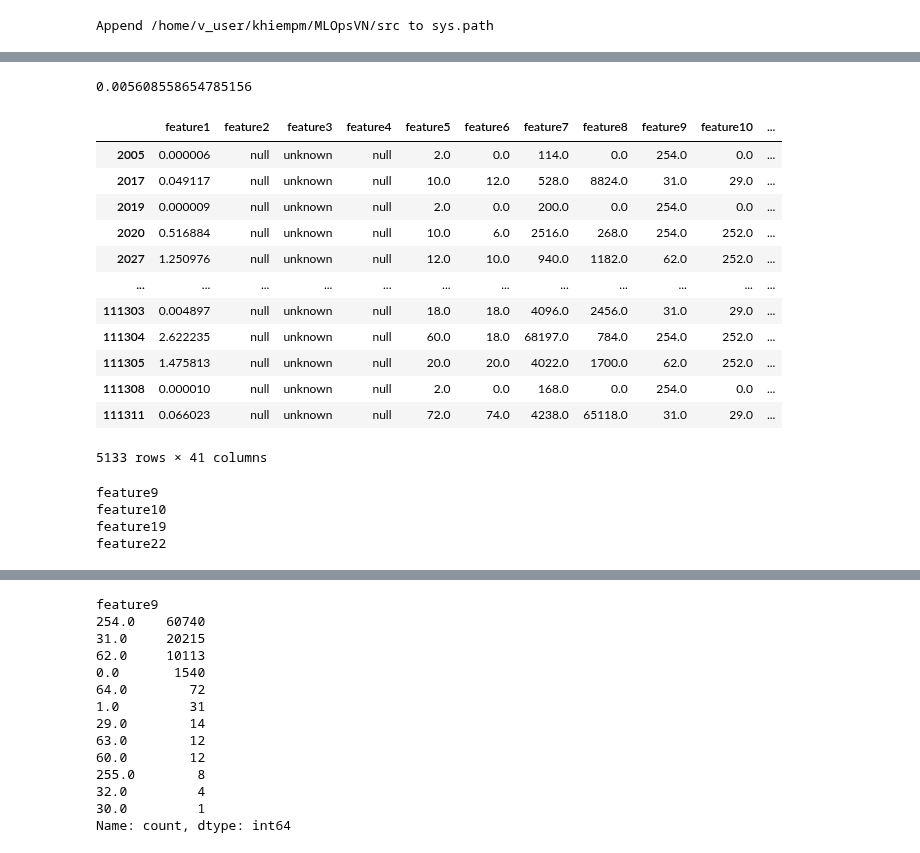
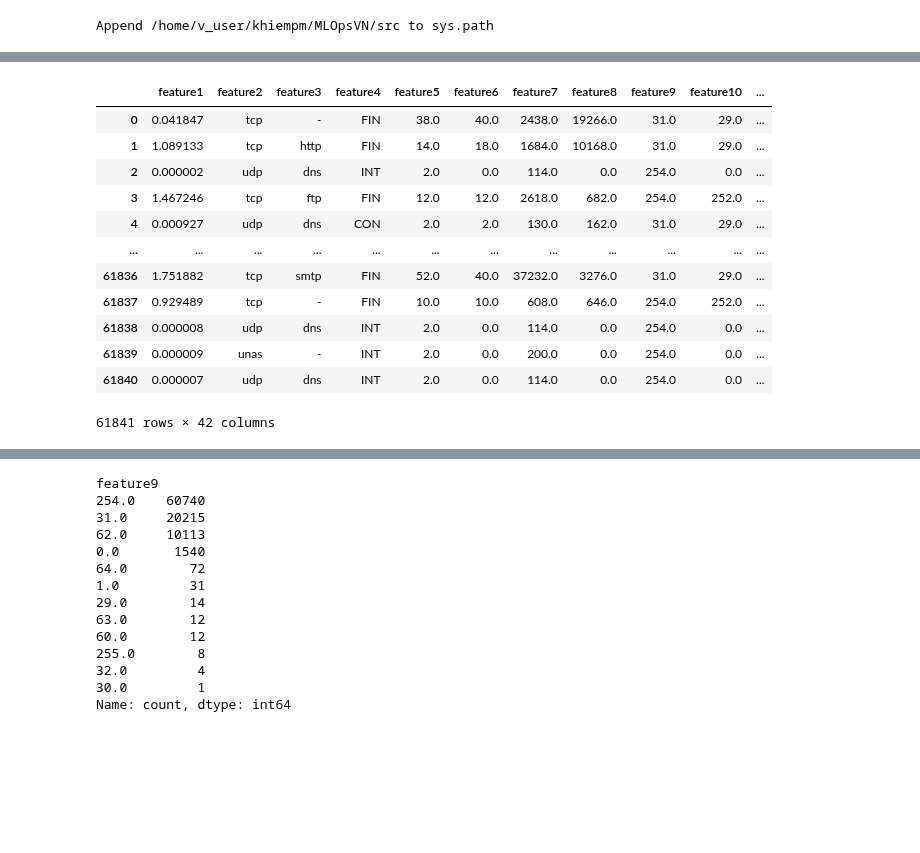
Before and after one commit to DASC-CompetitiveDS/MLOpsVN, a Jupyter notebook: src/notebooks/test_analysis.ipynb, the cells around one changed output, grey strips where cells are left out. Drawn from its saved outputs; the diff is of its cells as text; code cells hidden in the pictures; blank space fills up the shorter version.

Commit message:
External data

```diff
--- a/src/notebooks/test_analysis.ipynb
+++ b/src/notebooks/test_analysis.ipynb
@@ -22 +20,10 @@ train_raw_data = '../../data/raw_data/phase-3/prob-2/raw_train.parquet'
+# %%
+link_data_test_raw_32 = '../../data/captured_data/phase-3/prob-2/raw/'
+link_data_test_raw_22 = '../../data/captured_data/phase-2/prob-2/raw/'
+train_raw_data_32 = '../../data/raw_data/phase-3/prob-2/raw_train.parquet'
+train_raw_data_22 = '../../data/raw_data/phase-2/prob-2/raw_train.parquet'
+link_y_data_32 = '../../data/train_data/phase-3/prob-2/train_y.parquet'
+link_train_data_32 = '../../data/train_data/phase-3/prob-2/train_x.parquet'
+link_y_data_22 = '../../data/train_data/phase-2/prob-2/train_y.parquet'
+link_train_data_22 = '../../data/train_data/phase-2/prob-2/train_x.parquet'
 # %%
@@ -32,6 +43,7 @@ for file_path in os.listdir(link_data_test_raw):
 # %%
-raw_train = pd.read_parquet(train_raw_data)
-order_cols = raw_train.columns.tolist()
+raw_train_22 = pd.read_parquet(train_raw_data_22)
+raw_train_32 = pd.read_parquet(train_raw_data_32)
+order_cols = raw_train_32.columns.tolist()
 order_cols.remove('label')
-raw_test = raw_test[order_cols].reset_index(drop=True)
-captured_data = captured_data[order_cols].reset_index(drop=True)
+raw_test_32 = raw_test_32[order_cols].reset_index(drop=True)
+# captured_data = captured_data[order_cols].reset_index(drop=True)
@@ -54,39 +50,16 @@ clone_ = captured_data.copy()
-# %%
-t = time.time()
-convert_1 = ["feature19", "feature22"]
-for col in convert_1:
-    clone_[col] = clone_[col].astype(int).astype(str)
-    clone_["feature19"] = clone_["feature19"].astype(int).astype(str)
-    idx_ = clone_[~(clone_["feature19"].isin(['0', '255']))].index
-    clone_.loc[idx_.tolist(), 'feature19'] = 'other'
-print(time.time() - t)
-# %% [output]
-0.005608558654785156
-# %%
-raw_test[(raw_test["feature2"] == 'null') & (raw_test["feature3"] == 'unknown') & (raw_test["feature4"] == 'null')]
-# %% [output]
-|  | feature1 | feature2 | feature3 | feature4 | feature5 | feature6 | feature7 | feature8 | feature9 | feature10 | ... |
-| 2005 | 0.000006 | null | unknown | null | 2.0 | 0.0 | 114.0 | 0.0 | 254.0 | 0.0 | ... |
-| 2017 | 0.049117 | null | unknown | null | 10.0 | 12.0 | 528.0 | 8824.0 | 31.0 | 29.0 | ... |
-| 2019 | 0.000009 | null | unknown | null | 2.0 | 0.0 | 200.0 | 0.0 | 254.0 | 0.0 | ... |
-| 2020 | 0.516884 | null | unknown | null | 10.0 | 6.0 | 2516.0 | 268.0 | 254.0 | 252.0 | ... |
-| 2027 | 1.250976 | null | unknown | null | 12.0 | 10.0 | 940.0 | 1182.0 | 62.0 | 252.0 | ... |
-| ... | ... | ... | ... | ... | ... | ... | ... | ... | ... | ... | ... |
-| 111303 | 0.004897 | null | unknown | null | 18.0 | 18.0 | 4096.0 | 2456.0 | 31.0 | 29.0 | ... |
-| 111304 | 2.622235 | null | unknown | null | 60.0 | 18.0 | 68197.0 | 784.0 | 254.0 | 252.0 | ... |
-| 111305 | 1.475813 | null | unknown | null | 20.0 | 20.0 | 4022.0 | 1700.0 | 62.0 | 252.0 | ... |
-| 111308 | 0.000010 | null | unknown | null | 2.0 | 0.0 | 168.0 | 0.0 | 254.0 | 0.0 | ... |
-| 111311 | 0.066023 | null | unknown | null | 72.0 | 74.0 | 4238.0 | 65118.0 | 31.0 | 29.0 | ... |
-5133 rows × 41 columns
-# %%
-for each in raw_test.columns.tolist():
-    try:
-        if raw_test[each].max() <= 255 and raw_test[each].max() >= 240:
-            print(each)
-    except:
-        pass
-# %% [output]
-feature9
-feature10
-feature19
-feature22
+# %%
+raw_train_22
+# %% [output]
+|  | feature1 | feature2 | feature3 | feature4 | feature5 | feature6 | feature7 | feature8 | feature9 | feature10 | ... |
+| 0 | 0.041847 | tcp | - | FIN | 38.0 | 40.0 | 2438.0 | 19266.0 | 31.0 | 29.0 | ... |
+| 1 | 1.089133 | tcp | http | FIN | 14.0 | 18.0 | 1684.0 | 10168.0 | 31.0 | 29.0 | ... |
+| 2 | 0.000002 | udp | dns | INT | 2.0 | 0.0 | 114.0 | 0.0 | 254.0 | 0.0 | ... |
+| 3 | 1.467246 | tcp | ftp | FIN | 12.0 | 12.0 | 2618.0 | 682.0 | 254.0 | 252.0 | ... |
+| 4 | 0.000927 | udp | dns | CON | 2.0 | 2.0 | 130.0 | 162.0 | 31.0 | 29.0 | ... |
+| ... | ... | ... | ... | ... | ... | ... | ... | ... | ... | ... | ... |
+| 61836 | 1.751882 | tcp | smtp | FIN | 52.0 | 40.0 | 37232.0 | 3276.0 | 31.0 | 29.0 | ... |
+| 61837 | 0.929489 | tcp | - | FIN | 10.0 | 10.0 | 608.0 | 646.0 | 254.0 | 252.0 | ... |
+| 61838 | 0.000008 | udp | dns | INT | 2.0 | 0.0 | 114.0 | 0.0 | 254.0 | 0.0 | ... |
+| 61839 | 0.000009 | unas | - | INT | 2.0 | 0.0 | 200.0 | 0.0 | 254.0 | 0.0 | ... |
+| 61840 | 0.000007 | udp | dns | INT | 2.0 | 0.0 | 114.0 | 0.0 | 254.0 | 0.0 | ... |
+61841 rows × 42 columns
```
Also changed, not shown: parts of 16 cells of this notebook, 15 other files.
